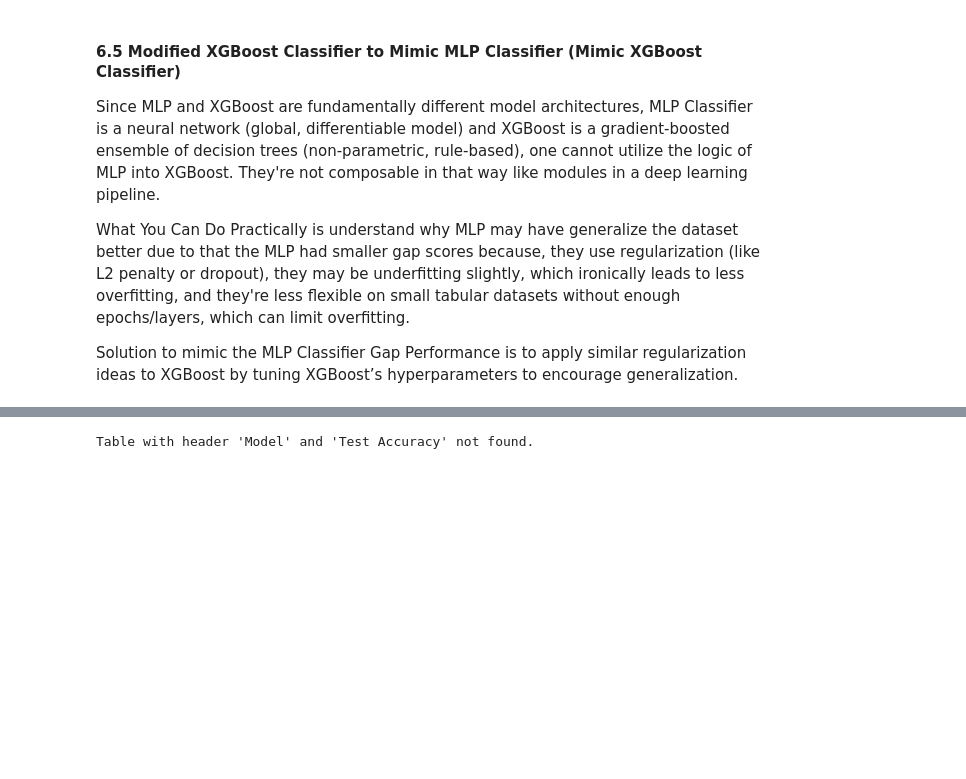
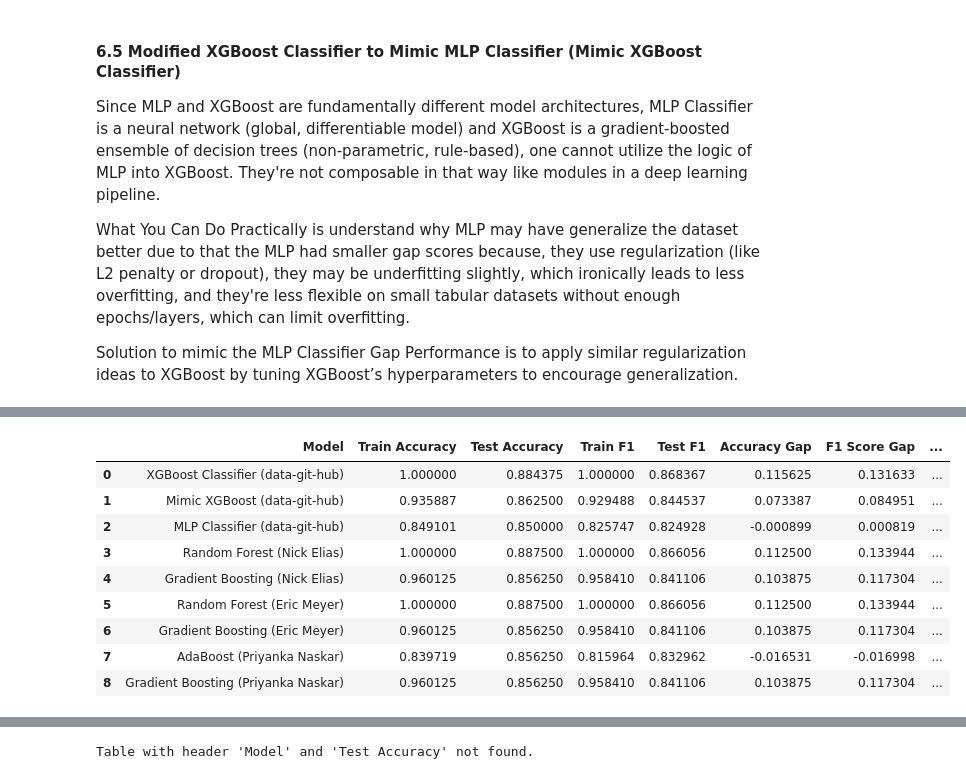
Before and after one commit to Data-Git-Hub/applied-ml-data-git-hub, a Jupyter notebook: lab05/ensemble-data-git-hub.ipynb, the cells around one changed output, grey strips where cells are left out. Cells and saved outputs as stored; diff of their text form; code cells hidden in the pictures; blank space fills up the shorter version.

Commit message:
L5 Sect - 7.2 - Modify ensemble-data-git-hub.ipynb Section 7, Add comparisons folder, final_model_comparison.csv

```diff
--- a/lab05/ensemble-data-git-hub.ipynb
+++ b/lab05/ensemble-data-git-hub.ipynb
@@ -681,0 +680,65 @@ Parameters: { "use_label_encoder" } are not used.
+# %%
+# Define the updated model comparison data
+comparison_data = [
+    # Data-Git-Hub models
+    {"Model": "XGBoost Classifier (data-git-hub)", "Train Accuracy": 1.000000, "Test Accuracy": 0.884375,
+     "Train F1": 1.000000, "Test F1": 0.868367},
+    {"Model": "Mimic XGBoost (data-git-hub)", "Train Accuracy": 0.935887, "Test Accuracy": 0.862500,
+     "Train F1": 0.929488, "Test F1": 0.844537},
+    {"Model": "MLP Classifier (data-git-hub)", "Train Accuracy": 0.849101, "Test Accuracy": 0.850000,
+     "Train F1": 0.825747, "Test F1": 0.824928},
+
+    # Nick Elias
+    {"Model": "Random Forest (Nick Elias)", "Train Accuracy": 1.000000, "Test Accuracy": 0.887500,
+     "Train F1": 1.000000, "Test F1": 0.866056},
+    {"Model": "Gradient Boosting (Nick Elias)", "Train Accuracy": 0.960125, "Test Accuracy": 0.856250,
+     "Train F1": 0.958410, "Test F1": 0.841106},
+
+    # Eric Meyer
+    {"Model": "Random Forest (Eric Meyer)", "Train Accuracy": 1.000000, "Test Accuracy": 0.887500,
+     "Train F1": 1.000000, "Test F1": 0.866056},
+    {"Model": "Gradient Boosting (Eric Meyer)", "Train Accuracy": 0.960125, "Test Accuracy": 0.856250,
+     "Train F1": 0.958410, "Test F1": 0.841106},
+
+    # Priyanka Naskar
+    {"Model": "AdaBoost (Priyanka Naskar)", "Train Accuracy": 0.839719, "Test Accuracy": 0.856250,
+     "Train F1": 0.815964, "Test F1": 0.832962},
+    {"Model": "Gradient Boosting (Priyanka Naskar)", "Train Accuracy": 0.960125, "Test Accuracy": 0.856250,
+     "Train F1": 0.958410, "Test F1": 0.841106},
+]
+
+# Convert to DataFrame
+df_compare = pd.DataFrame(comparison_data)
+
+# Calculate the gap metrics
+df_compare["Accuracy Gap"] = df_compare["Train Accuracy"] - df_compare["Test Accuracy"]
+df_compare["F1 Score Gap"] = df_compare["Train F1"] - df_compare["Test F1"]
+df_compare["Generalization Gap"] = (df_compare["Accuracy Gap"] + df_compare["F1 Score Gap"]) / 2
+
+# Highlight best values
+def highlight_best_values_green_text(df):
+    df_numeric = df.select_dtypes(include=['float64', 'int64'])
+    styled_df = pd.DataFrame('', index=df.index, columns=df.columns)
+
+    for column in df_numeric.columns:
+        best_idx = df[column].idxmin() if 'Gap' in column else df[column].idxmax()
+        styled_df.loc[best_idx, column] = 'color: green'
+    return styled_df
+
+# Save the results as CSV
+Path("data/comparisons").mkdir(parents=True, exist_ok=True)
+df_compare.to_csv("data/comparisons/final_model_comparison.csv", index=False)
+
+# Show styled table
+df_compare.style.apply(highlight_best_values_green_text, axis=None)
+# %% [output]
+|  | Model | Train Accuracy | Test Accuracy | Train F1 | Test F1 | Accuracy Gap | F1 Score Gap | ... |
+| 0 | XGBoost Classifier (data-git-hub) | 1.000000 | 0.884375 | 1.000000 | 0.868367 | 0.115625 | 0.131633 | ... |
+| 1 | Mimic XGBoost (data-git-hub) | 0.935887 | 0.862500 | 0.929488 | 0.844537 | 0.073387 | 0.084951 | ... |
+| 2 | MLP Classifier (data-git-hub) | 0.849101 | 0.850000 | 0.825747 | 0.824928 | -0.000899 | 0.000819 | ... |
+| 3 | Random Forest (Nick Elias) | 1.000000 | 0.887500 | 1.000000 | 0.866056 | 0.112500 | 0.133944 | ... |
+| 4 | Gradient Boosting (Nick Elias) | 0.960125 | 0.856250 | 0.958410 | 0.841106 | 0.103875 | 0.117304 | ... |
+| 5 | Random Forest (Eric Meyer) | 1.000000 | 0.887500 | 1.000000 | 0.866056 | 0.112500 | 0.133944 | ... |
+| 6 | Gradient Boosting (Eric Meyer) | 0.960125 | 0.856250 | 0.958410 | 0.841106 | 0.103875 | 0.117304 | ... |
+| 7 | AdaBoost (Priyanka Naskar) | 0.839719 | 0.856250 | 0.815964 | 0.832962 | -0.016531 | -0.016998 | ... |
+| 8 | Gradient Boosting (Priyanka Naskar) | 0.960125 | 0.856250 | 0.958410 | 0.841106 | 0.103875 | 0.117304 | ... |
```
Also changed, not shown: parts of 4 cells of this notebook, 2 other files.
